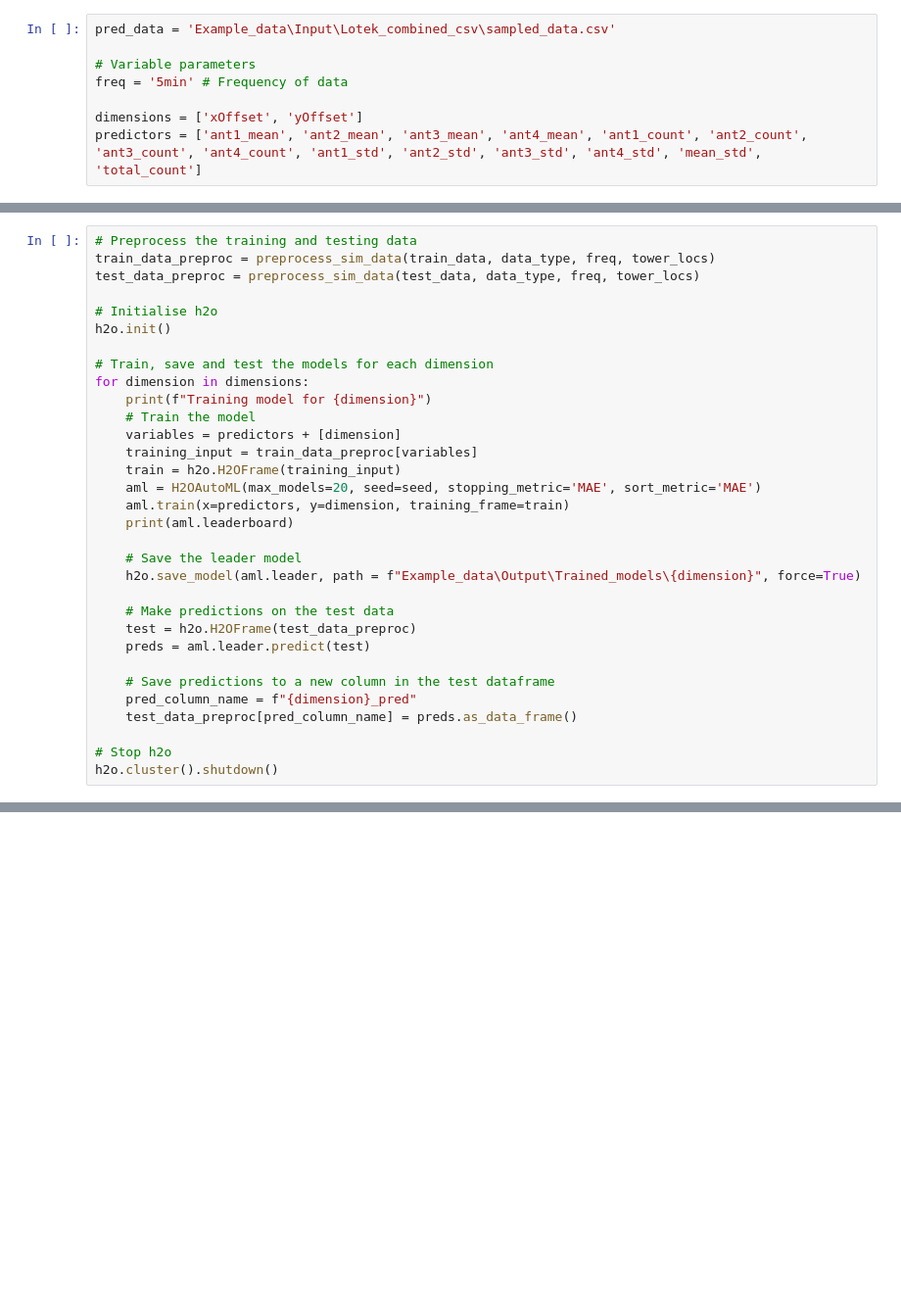
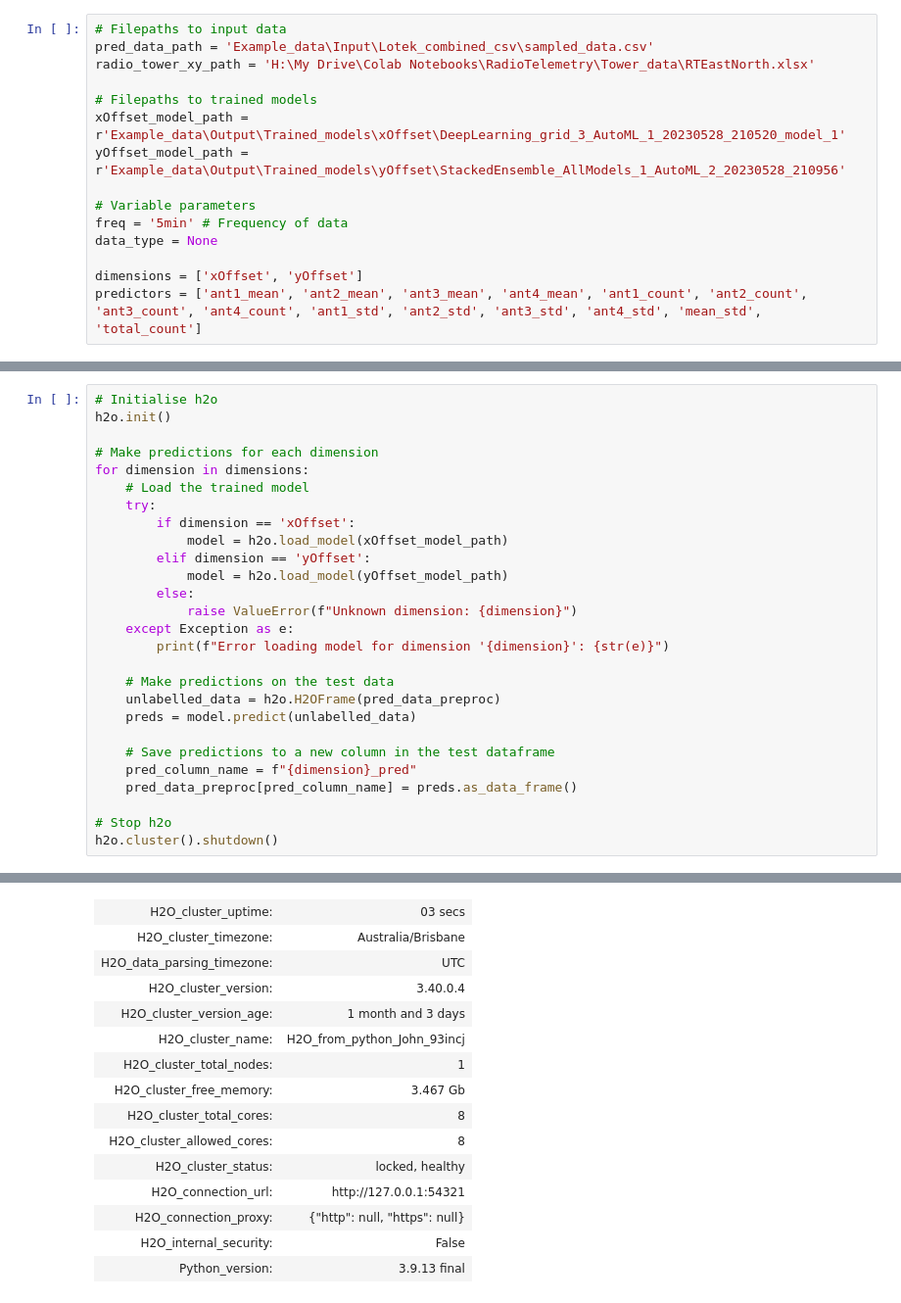
Before and after one commit to johnvanosta/ml4rt, a Jupyter notebook: predict.ipynb, the cells around one changed output, grey strips where cells are left out. Shown at 98% size. Saved outputs shown, nothing was run; the diff lists cells and outputs as text; blank space fills up the shorter version.

```diff
--- a/predict.ipynb
+++ b/predict.ipynb
@@ -21,8 +7,15 @@ print(add(x, y))
 # %%
-pred_data = 'Example_data\Input\Lotek_combined_csv\sampled_data.csv'
+# Filepaths to input data
+pred_data_path = 'Example_data\Input\Lotek_combined_csv\sampled_data.csv'
+radio_tower_xy_path = 'H:\My Drive\Colab Notebooks\RadioTelemetry\Tower_data\RTEastNorth.xlsx'
+
+# Filepaths to trained models
+xOffset_model_path = r'Example_data\Output\Trained_models\xOffset\DeepLearning_grid_3_AutoML_1_20230528_210520_model_1'
+yOffset_model_path = r'Example_data\Output\Trained_models\yOffset\StackedEnsemble_AllModels_1_AutoML_2_20230528_210956'
 
 # Variable parameters
 freq = '5min' # Frequency of data
+data_type = None
 
 dimensions = ['xOffset', 'yOffset']
 predictors = ['ant1_mean', 'ant2_mean', 'ant3_mean', 'ant4_mean', 'ant1_count', 'ant2_count', 'ant3_count', 'ant4_count', 'ant1_std', 'ant2_std', 'ant3_std', 'ant4_std', 'mean_std', 'total_count']
@@ -33,32 +75,28 @@ pred_data['DateAndTime'] = pd.to_datetime(train_data['DateAndTime'])
 # %%
-# Preprocess the training and testing data
-train_data_preproc = preprocess_sim_data(train_data, data_type, freq, tower_locs)
-test_data_preproc = preprocess_sim_data(test_data, data_type, freq, tower_locs)
-
 # Initialise h2o
 h2o.init()
 
-# Train, save and test the models for each dimension
+# Make predictions for each dimension
 for dimension in dimensions:
-    print(f"Training model for {dimension}")
-    # Train the model
-    variables = predictors + [dimension]
-    training_input = train_data_preproc[variables]
-    train = h2o.H2OFrame(training_input)
-    aml = H2OAutoML(max_models=20, seed=seed, stopping_metric='MAE', sort_metric='MAE')
-    aml.train(x=predictors, y=dimension, training_frame=train)
-    print(aml.leaderboard)
-
-    # Save the leader model
-    h2o.save_model(aml.leader, path = f"Example_data\Output\Trained_models\{dimension}", force=True)
+    # Load the trained model
+    try:
+        if dimension == 'xOffset':
+            model = h2o.load_model(xOffset_model_path)
+        elif dimension == 'yOffset':
+            model = h2o.load_model(yOffset_model_path)
+        else:
+            raise ValueError(f"Unknown dimension: {dimension}")
+    except Exception as e:
+        print(f"Error loading model for dimension '{dimension}': {str(e)}")
 
     # Make predictions on the test data
-    test = h2o.H2OFrame(test_data_preproc)
-    preds = aml.leader.predict(test)
+    unlabelled_data = h2o.H2OFrame(pred_data_preproc)
+    preds = model.predict(unlabelled_data)
 
     # Save predictions to a new column in the test dataframe
     pred_column_name = f"{dimension}_pred"
-    test_data_preproc[pred_column_name] = preds.as_data_frame()
+    pred_data_preproc[pred_column_name] = preds.as_data_frame()
 
 # Stop h2o
 h2o.cluster().shutdown()
+# %% [output]
@@ -64,0 +112,15 @@ h2o.cluster().shutdown()
+| H2O_cluster_uptime: | 03 secs |
+| H2O_cluster_timezone: | Australia/Brisbane |
+| H2O_data_parsing_timezone: | UTC |
+| H2O_cluster_version: | 3.40.0.4 |
+| H2O_cluster_version_age: | 1 month and 3 days |
+| H2O_cluster_name: | H2O_from_python_John_93incj |
+| H2O_cluster_total_nodes: | 1 |
+| H2O_cluster_free_memory: | 3.467 Gb |
+| H2O_cluster_total_cores: | 8 |
+| H2O_cluster_allowed_cores: | 8 |
+| H2O_cluster_status: | locked, healthy |
+| H2O_connection_url: | http://127.0.0.1:54321 |
+| H2O_connection_proxy: | {"http": null, "https": null} |
+| H2O_internal_security: | False |
+| Python_version: | 3.9.13 final |
```
Also changed, not shown: parts of 14 cells of this notebook, 2 other files.
